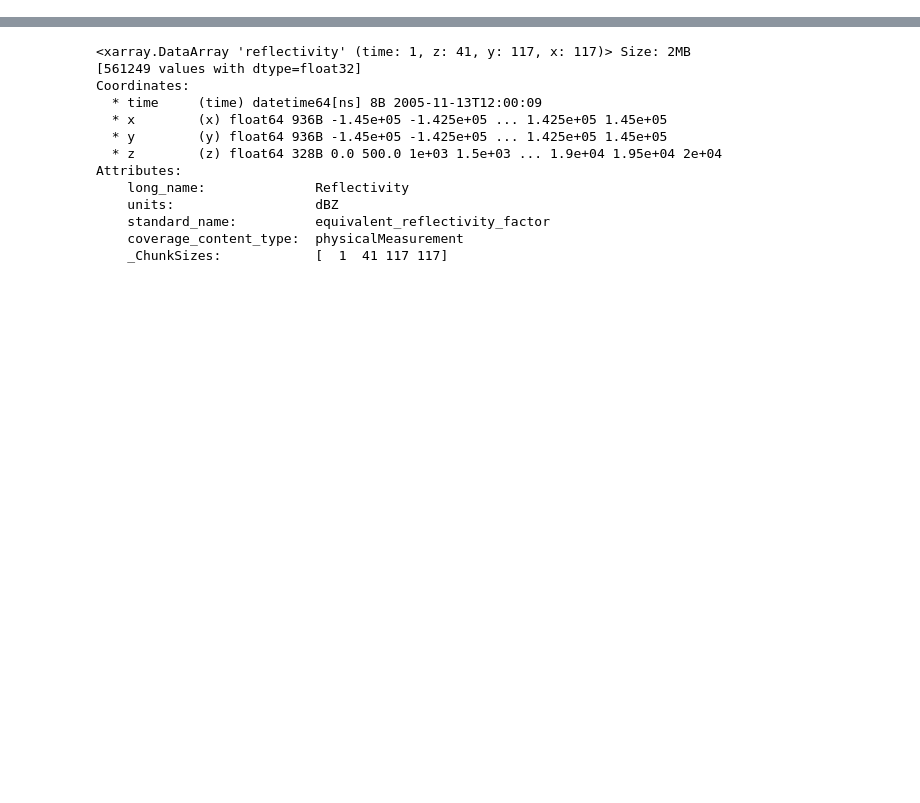
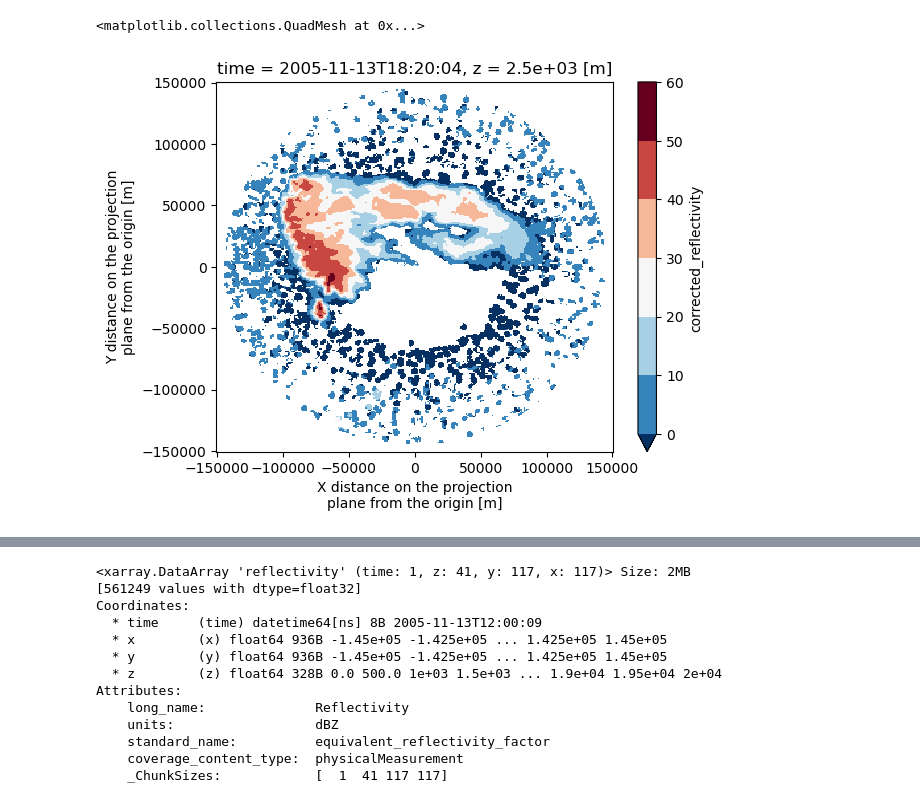
Before and after one commit to THUNER-project/THUNER, a Jupyter notebook: thor/data/input.ipynb, the cells around one changed output, grey strips where cells are left out. Drawn from its saved outputs; the diff is of its cells as text; code cells hidden in the pictures; blank space fills up the shorter version.

Commit message:
Progress on functions to download AURA data

```diff
--- a/thor/data/input.ipynb
+++ b/thor/data/input.ipynb
@@ -32,0 +54,2 @@ urls
+# %%
+filepath = download_file(urls[0], '/home/ewan/Documents/turbulence_postdoc/demo_data/')
@@ -32,0 +58,2 @@ urls
+# %%
+extracted_filepaths, dir_size = unzip_file(filepath)
@@ -32,0 +82,2 @@ urls
+# %%
+dataset = convert_odim(extracted_filepaths, options)
@@ -32,0 +102,7 @@ urls
+# %%
+dataset = dataset.sortby('time')
+# %%
+dataset['corrected_reflectivity'].isel(time=0).isel(z=5).plot(levels=np.arange(0, 70, 10))
+# %% [output]
+<matplotlib.collections.QuadMesh at 0x...>
+[figure, added]
```
Also changed, not shown: parts of 15 cells of this notebook, 9 other files.
